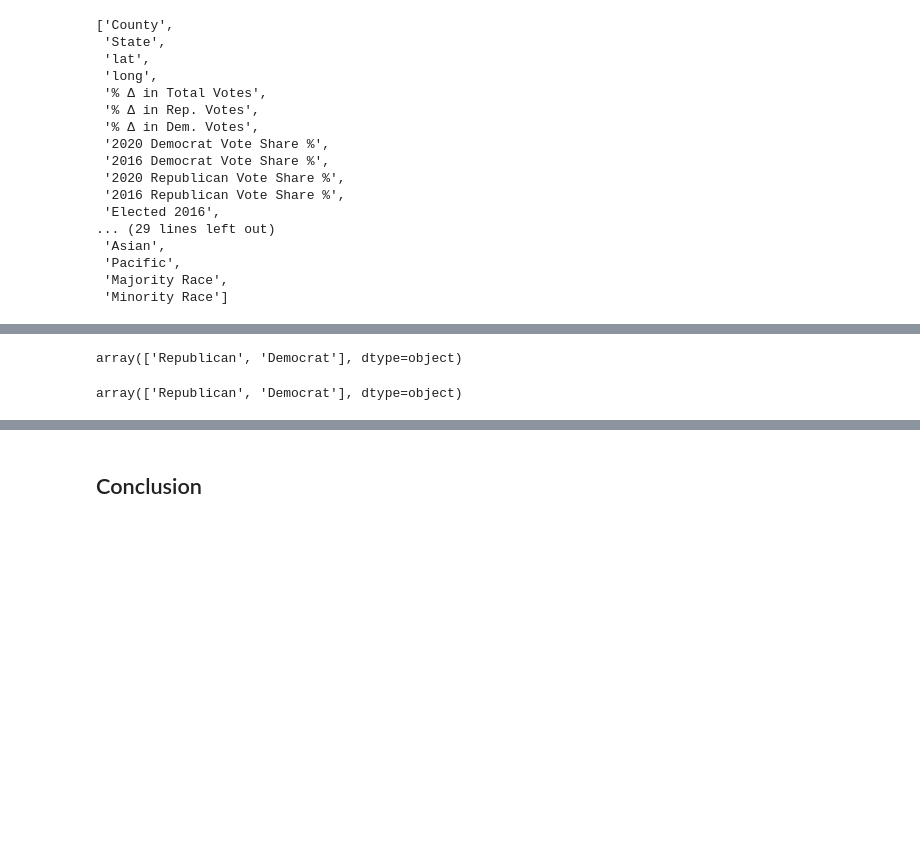
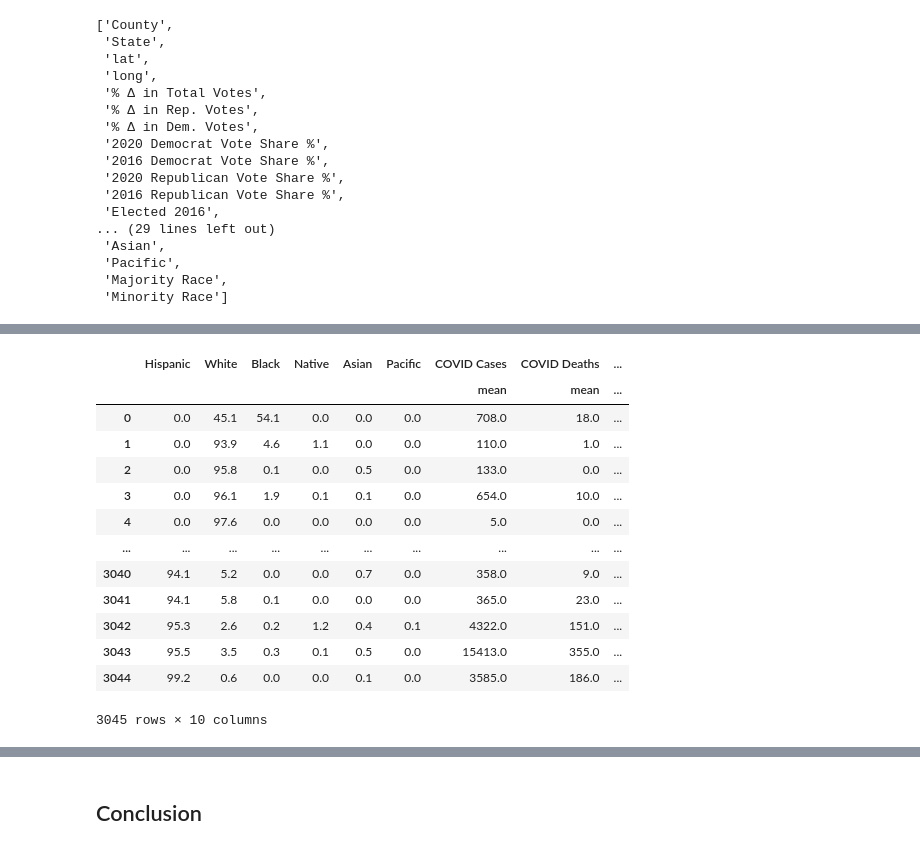
Before and after one commit to anoornazri/225-Project-1, a Jupyter notebook: Project 1.ipynb, the cells around one changed output, grey strips where cells are left out. Cells and saved outputs as stored; diff of their text form; code cells hidden in the pictures; blank space fills up the shorter version.

```diff
--- a/Project 1.ipynb
+++ b/Project 1.ipynb
@@ -424,9 +522 @@ sns.despine()
-# %%
-county_new['Elected 2016'].unique()
-# %% [output]
-array(['Republican', 'Democrat'], dtype=object)
-# %%
-county_new['Elected 2020'].unique()
-# %% [output]
-array(['Republican', 'Democrat'], dtype=object)
 # %%
@@ -440,3 +529,20 @@ fig.layout.update(title_text='COVID Cases in US States <br> (Red = Republican; B
 fig.show()
 # %% [output]
 [interactive output not drawn]
+# %%
+races
+# %% [output]
+|  | Hispanic | White | Black | Native | Asian | Pacific | COVID Cases | COVID Deaths | ... |
+|  |  |  |  |  |  |  | mean | mean | ... |
+| 0 | 0.0 | 45.1 | 54.1 | 0.0 | 0.0 | 0.0 | 708.0 | 18.0 | ... |
+| 1 | 0.0 | 93.9 | 4.6 | 1.1 | 0.0 | 0.0 | 110.0 | 1.0 | ... |
+| 2 | 0.0 | 95.8 | 0.1 | 0.0 | 0.5 | 0.0 | 133.0 | 0.0 | ... |
+| 3 | 0.0 | 96.1 | 1.9 | 0.1 | 0.1 | 0.0 | 654.0 | 10.0 | ... |
+| 4 | 0.0 | 97.6 | 0.0 | 0.0 | 0.0 | 0.0 | 5.0 | 0.0 | ... |
+| ... | ... | ... | ... | ... | ... | ... | ... | ... | ... |
+| 3040 | 94.1 | 5.2 | 0.0 | 0.0 | 0.7 | 0.0 | 358.0 | 9.0 | ... |
+| 3041 | 94.1 | 5.8 | 0.1 | 0.0 | 0.0 | 0.0 | 365.0 | 23.0 | ... |
+| 3042 | 95.3 | 2.6 | 0.2 | 1.2 | 0.4 | 0.1 | 4322.0 | 151.0 | ... |
+| 3043 | 95.5 | 3.5 | 0.3 | 0.1 | 0.5 | 0.0 | 15413.0 | 355.0 | ... |
+| 3044 | 99.2 | 0.6 | 0.0 | 0.0 | 0.1 | 0.0 | 3585.0 | 186.0 | ... |
+3045 rows × 10 columns
```
Also changed, not shown: parts of 18 cells of this notebook.
